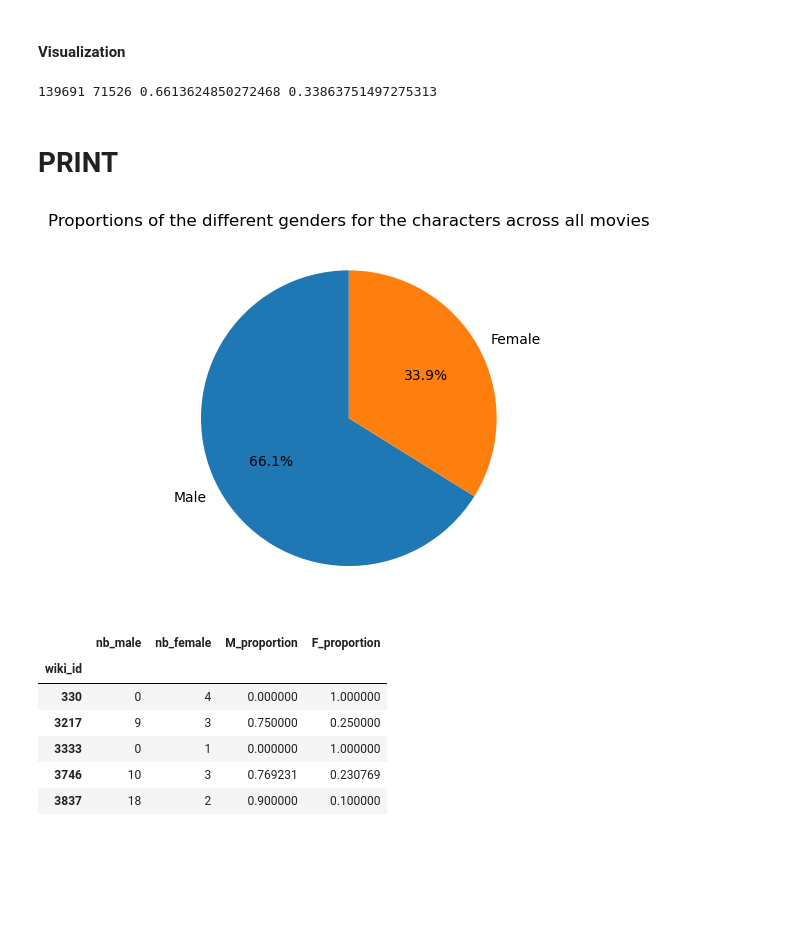
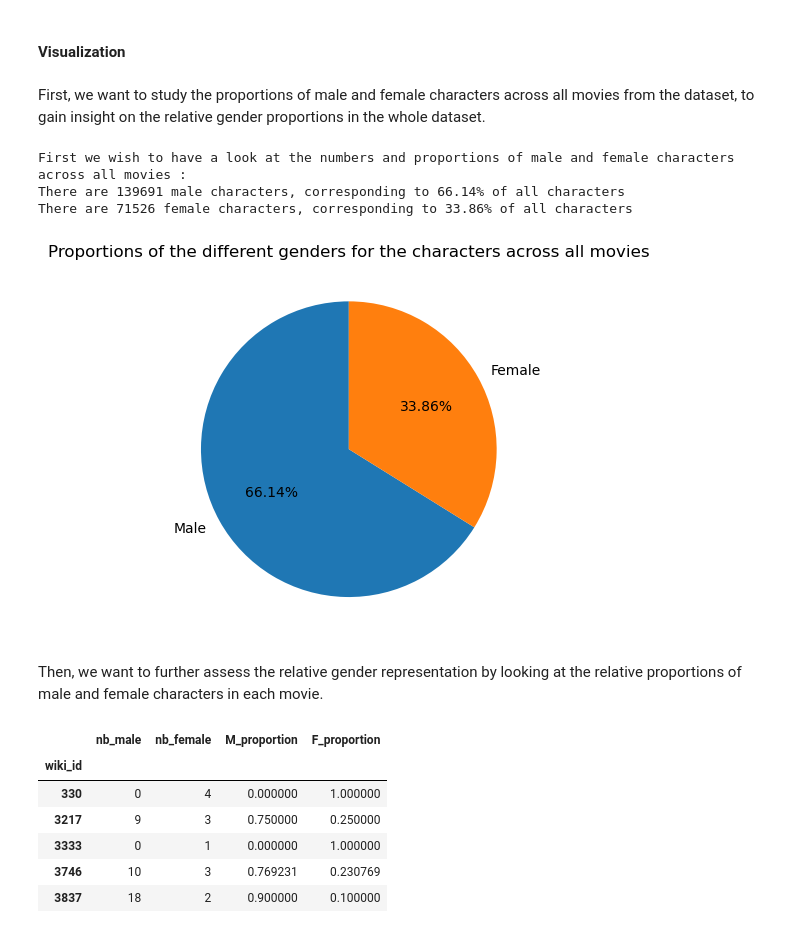
Before and after one commit to epfl-ada/ada-2022-project-nonansland22, a Jupyter notebook: Project_NoNansLand.ipynb, the cells around one changed output. Saved outputs shown, nothing was run; the diff lists cells and outputs as text; code cells hidden in the pictures; blank space fills up the shorter version.

```diff
--- a/Project_NoNansLand.ipynb
+++ b/Project_NoNansLand.ipynb
@@ -204,24 +167,28 @@ genres        0
 dtype: int64
 # %% [markdown]
 #### Visualization
-# %%
-#Assess women's presence accross all charaters from every movies
-M_count = charadata_filtered[charadata_filtered.actor_gender == 'M'].shape[0]
-F_count = charadata_filtered[charadata_filtered.actor_gender == 'F'].shape[0]
-defined_gender_count = charadata_filtered.shape[0]
-
-M_proportion = M_count / defined_gender_count
-F_proportion = F_count / defined_gender_count
-
-print(M_count, F_count, M_proportion, F_proportion)
-# %% [output]
-139691 71526 0.6613624850272468 0.33863751497275313
-# %% [markdown]
-# PRINT
-# %%
-plt.pie([M_proportion, F_proportion], labels = ["Male", "Female"], startangle = 90, autopct = "%0.1f%%")
-plt.title("Proportions of the different genders for the characters across all movies")
-plt.show()
-# %% [output]
-[figure, removed]
+# %% [markdown]
+First, we want to study the proportions of male and female characters across all movies from the dataset, to gain insight on the relative gender proportions in the whole dataset.
+# %%
+#Assess women's presence accross all charaters from every movies
+M_count = charadata_filtered[charadata_filtered.actor_gender == 'M'].shape[0]
+F_count = charadata_filtered[charadata_filtered.actor_gender == 'F'].shape[0]
+
+M_proportion = M_count / (M_count + F_count)
+F_proportion = F_count / (M_count + F_count)
+
+print("First we wish to have a look at the numbers and proportions of male and female characters across all movies :")
+print("There are {} male characters, corresponding to {:.2f}% of all characters".format(M_count, M_proportion*100))
+print("There are {} female characters, corresponding to {:.2f}% of all characters".format(F_count, F_proportion*100))
+
+plt.pie([M_proportion, F_proportion], labels = ["Male", "Female"], startangle = 90, autopct = "%0.2f%%")
+plt.title("Proportions of the different genders for the characters across all movies")
+plt.show()
+# %% [output]
+First we wish to have a look at the numbers and proportions of male and female characters across all movies :
+There are 139691 male characters, corresponding to 66.14% of all characters
+There are 71526 female characters, corresponding to 33.86% of all characters
+[figure, added]
+# %% [markdown]
+Then, we want to further assess the relative gender representation by looking at the relative proportions of male and female characters in each movie.
 # %%
```
Also changed, not shown: parts of 12 cells of this notebook.
